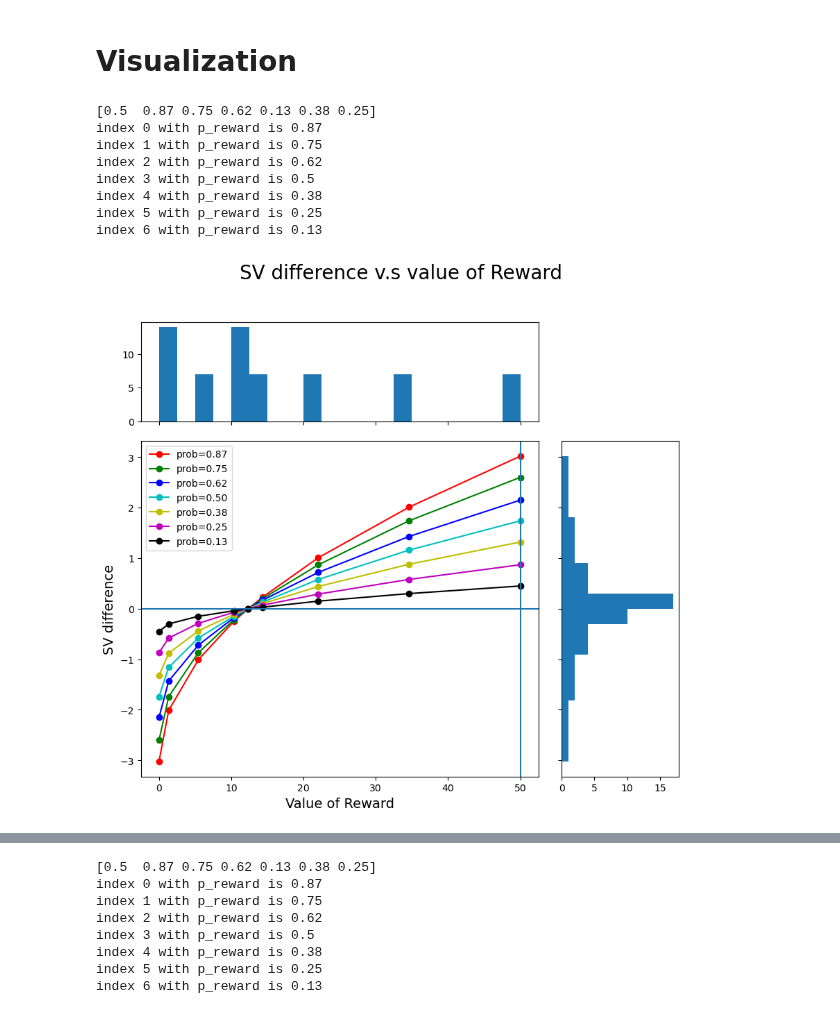
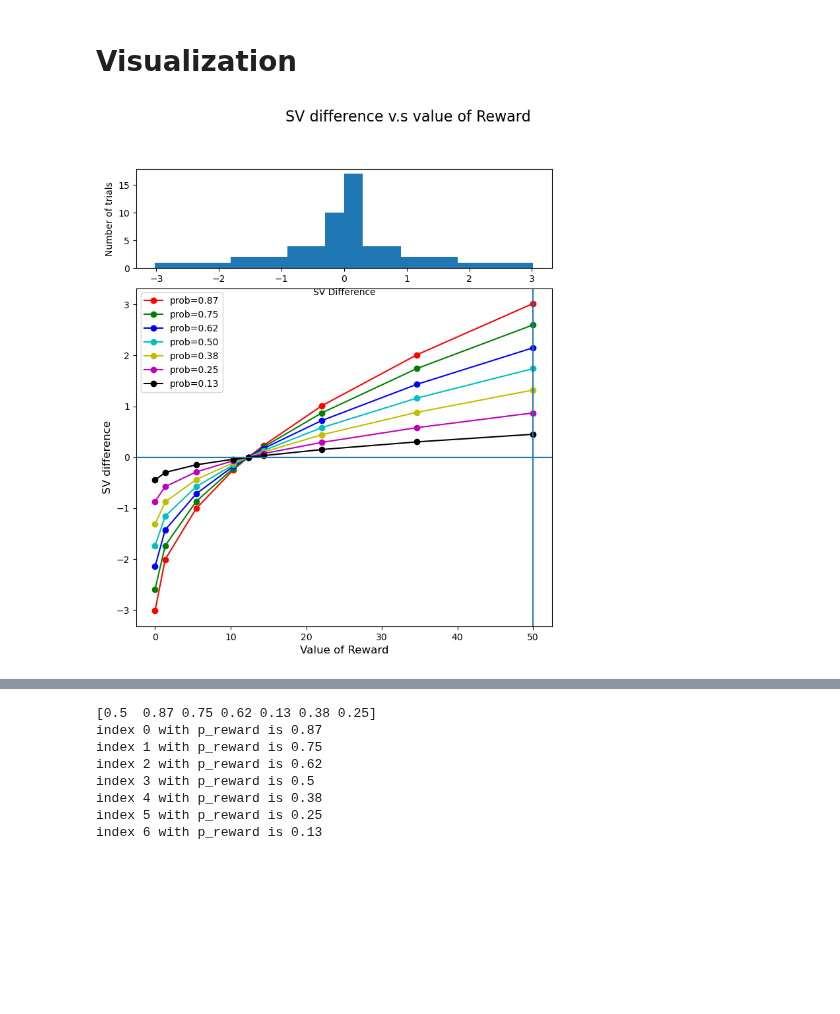
Before and after one commit to CDN-Lab/Adaptive_Choicesets, a Jupyter notebook: symmetrical_choice_set.ipynb, the cells around one changed output, grey strips where cells are left out. Cells and saved outputs as stored; diff of their text form; code cells hidden in the pictures; blank space fills up the shorter version.

Commit message:
Edited scatter hist to prproduce a figure with the scatter plot at the bottom and the histogram in the upper part. Still having trouble with the labels and title position. Helppp

```diff
--- a/symmetrical_choice_set.ipynb
+++ b/symmetrical_choice_set.ipynb
@@ -376,55 +353,60 @@ def calculate_sv_gains(alpha, beta):
 from matplotlib.gridspec import GridSpec
 import sys
 
-
-def scatter_hist(x, y, ax, ax_histx, ax_histy,xlabel='',ylabel='',title=''):
+def scatter_hist(x, y, ax, ax_histy,xlabel='',ylabel='',title=''): #This functions creates a scatter plot with histograms at its sides
 	#ax.scatter(x, y)
-	ax.set_xlabel(xlabel,fontsize=14) #Creates the subplots
-	ax.set_ylabel(ylabel,fontsize=14)
-	plt.suptitle(title,fontsize=20)
-	ax_histx.hist(x,bins=20)
-	ax_histy.hist(y, bins=20,orientation = 'horizontal')
+	ax.set_xlabel(xlabel,fontsize=12) #Creates the subplots
+	ax.set_ylabel(ylabel,fontsize=12)
+	plt.suptitle(title,fontsize=16, ha='center')
+	#ax_histx.hist(x,bins=20)
+	ax_histy.hist(y, bins=20)
+	ax_histy.set_xlabel('SV Difference')
+	ax_histy.set_ylabel('Number of trials')
 
 
 def setup_fig_ax():  #Setting the axis
 
-	fig = plt.figure(figsize=(10,8.5))
+	fig = plt.figure(figsize=(11,9))
 	gs = GridSpec(4, 4)
 
 	ax = fig.add_subplot(gs[1:4, 0:3])
-	ax_histx = fig.add_subplot(gs[0,0:3])
-	ax_histy = fig.add_subplot(gs[1:4, 3])
-	ax_histx.tick_params(axis="x", labelbottom=False)
-	ax_histy.tick_params(axis="y", labelleft=False)
+	ax_histy = fig.add_subplot(gs[0,0:3])
+	#ax_histx = fig.add_subplot(gs[1:4, 3])
+	#ax_histx.tick_params(axis="x", labelbottom=False)
+	ax_histy.tick_params(axis="y")
 
-	return ax,ax_histx,ax_histy
+	#Adjust spacing around subplots
+	#plt.subplots_adjust(top=0.9, bottom=0.15, left=0.15, right=0.9)
+
+	return ax, ax_histy
 
 def plot_scatter_hist(df):
 
 	# delta SV v.s value_reward
 	x,y = df['value_reward'],df['deltaSV']
-	ax,ax_histx,ax_histy = setup_fig_ax()
+	ax,ax_histy = setup_fig_ax()
 
-	scatter_hist(x,y,ax,ax_histx,ax_histy,
+	scatter_hist(x,y,ax,ax_histy,
 		xlabel='Value of Reward',
 		ylabel= 'SV difference',
 		title= 'SV difference v.s value of Reward')
 
 	colors = ['r','g','b','c','y','m','k']
 	df = df.sort_values('value_reward')
-	print(df['p_reward'].unique())
 
 	for i,p in enumerate(reversed(sorted(df['p_reward'].unique()))): #A scatter plot for each probability level
-		print('index {} with p_reward is {}'.format(i,p))
 		x,y = df.loc[df['p_reward']==p,'value_reward'], df.loc[df['p_reward']==p,'deltaSV']
 		ax.plot(x, y,'{}o-'.format(colors[i]),label='prob={0:0.2f}'.format(p)) #The plot conecting prob levels
 
 	# ax.plot([50],[],'r-')
 	ax.axvline(x=50)
 	# ax.plot([-50,-50],[-10,10],'r-')
 	ax.axhline(y=0)
 	# ax.plot([0,50],[0,0],'k--')
 	ax.legend(loc="upper left")
+plot_scatter_hist(df_Trials_gains)
+# %% [output]
+[figure, added]
 # %%
 def plot_scatter_hist_flipped(df):
 
@@ -452,15 +434,3 @@ def plot_scatter_hist_flipped(df):
 	ax.axvline(x=0)
 	# ax.plot([0,50],[0,0],'k--')
 	ax.legend(loc="upper left")
-# %%
-plot_scatter_hist(df_Trials_gains)
-# %% [output]
-[0.5  0.87 0.75 0.62 0.13 0.38 0.25]
-index 0 with p_reward is 0.87
-index 1 with p_reward is 0.75
-index 2 with p_reward is 0.62
-index 3 with p_reward is 0.5
-index 4 with p_reward is 0.38
-index 5 with p_reward is 0.25
-index 6 with p_reward is 0.13
-[figure, removed]
```
Also changed, not shown: parts of 10 cells of this notebook.
